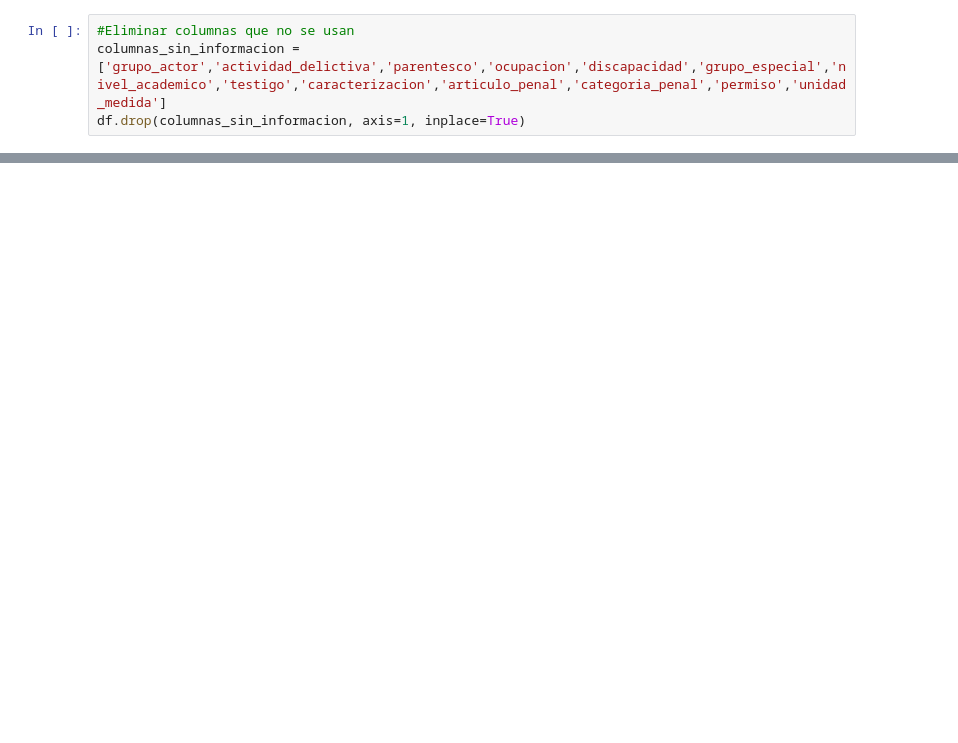
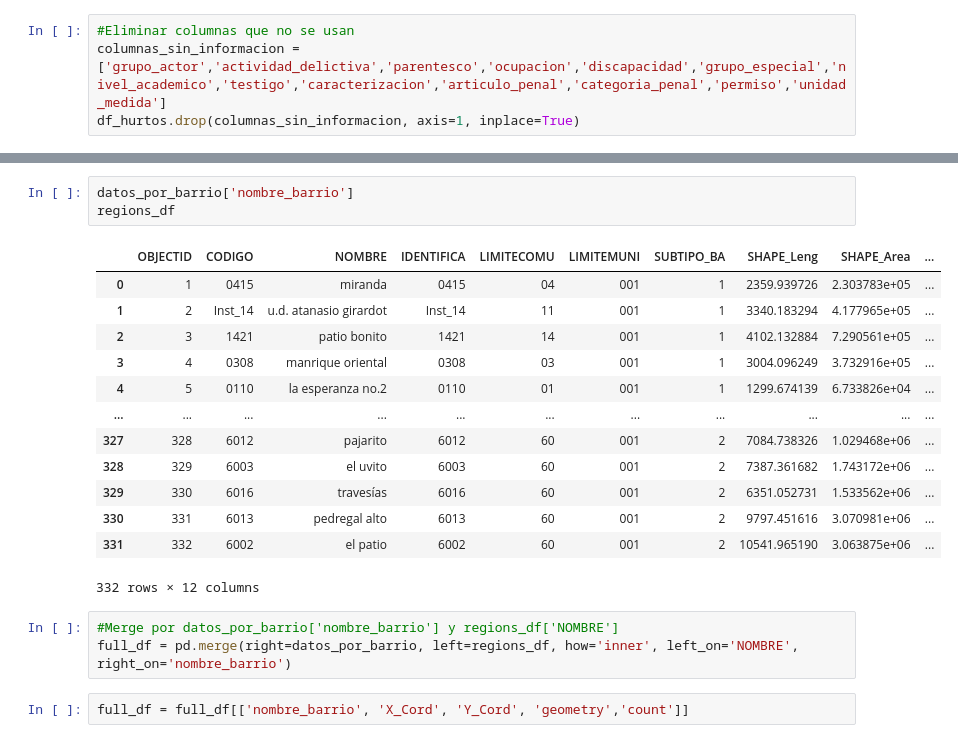
Before and after one commit to lmarenast/proyecto_seguridad_ciudadana, a Jupyter notebook: prueba.ipynb, the cells around one changed output, grey strips where cells are left out. Saved outputs shown, nothing was run; the diff lists cells and outputs as text; blank space fills up the shorter version.

```diff
--- a/prueba.ipynb
+++ b/prueba.ipynb
@@ -22,5 +22,5 @@ Index(['fecha_hecho', 'cantidad', 'latitud', 'longitud', 'sexo', 'edad',
 # %%
 #Eliminar columnas que no se usan
 columnas_sin_informacion = ['grupo_actor','actividad_delictiva','parentesco','ocupacion','discapacidad','grupo_especial','nivel_academico','testigo','caracterizacion','articulo_penal','categoria_penal','permiso','unidad_medida']
-df.drop(columnas_sin_informacion, axis=1, inplace=True)
+df_hurtos.drop(columnas_sin_informacion, axis=1, inplace=True)
 # %%
@@ -45,0 +92,22 @@ Index(['fecha_hecho', 'cantidad', 'latitud', 'longitud', 'sexo', 'edad',
+# %%
+datos_por_barrio['nombre_barrio']
+regions_df
+# %% [output]
+|  | OBJECTID | CODIGO | NOMBRE | IDENTIFICA | LIMITECOMU | LIMITEMUNI | SUBTIPO_BA | SHAPE_Leng | SHAPE_Area | ... |
+| 0 | 1 | 0415 | miranda | 0415 | 04 | 001 | 1 | 2359.939726 | 2.303783e+05 | ... |
+| 1 | 2 | Inst_14 | u.d. atanasio girardot | Inst_14 | 11 | 001 | 1 | 3340.183294 | 4.177965e+05 | ... |
+| 2 | 3 | 1421 | patio bonito | 1421 | 14 | 001 | 1 | 4102.132884 | 7.290561e+05 | ... |
+| 3 | 4 | 0308 | manrique oriental | 0308 | 03 | 001 | 1 | 3004.096249 | 3.732916e+05 | ... |
+| 4 | 5 | 0110 | la esperanza no.2 | 0110 | 01 | 001 | 1 | 1299.674139 | 6.733826e+04 | ... |
+| ... | ... | ... | ... | ... | ... | ... | ... | ... | ... | ... |
+| 327 | 328 | 6012 | pajarito | 6012 | 60 | 001 | 2 | 7084.738326 | 1.029468e+06 | ... |
+| 328 | 329 | 6003 | el uvito | 6003 | 60 | 001 | 2 | 7387.361682 | 1.743172e+06 | ... |
+| 329 | 330 | 6016 | travesías | 6016 | 60 | 001 | 2 | 6351.052731 | 1.533562e+06 | ... |
+| 330 | 331 | 6013 | pedregal alto | 6013 | 60 | 001 | 2 | 9797.451616 | 3.070981e+06 | ... |
+| 331 | 332 | 6002 | el patio | 6002 | 60 | 001 | 2 | 10541.965190 | 3.063875e+06 | ... |
+332 rows × 12 columns
+# %%
+#Merge por datos_por_barrio['nombre_barrio'] y regions_df['NOMBRE']
+full_df = pd.merge(right=datos_por_barrio, left=regions_df, how='inner', left_on='NOMBRE', right_on='nombre_barrio')
+# %%
+full_df = full_df[['nombre_barrio', 'X_Cord', 'Y_Cord', 'geometry','count']]
```
Also changed, not shown: parts of 11 cells of this notebook, 18 other files.
